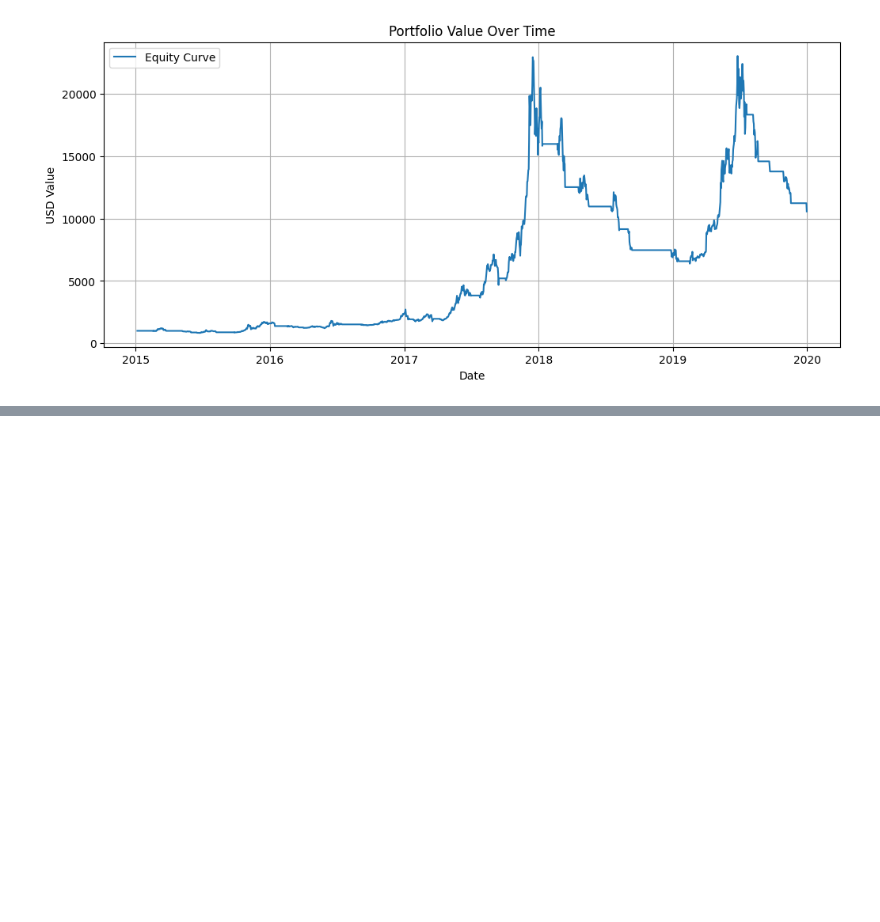
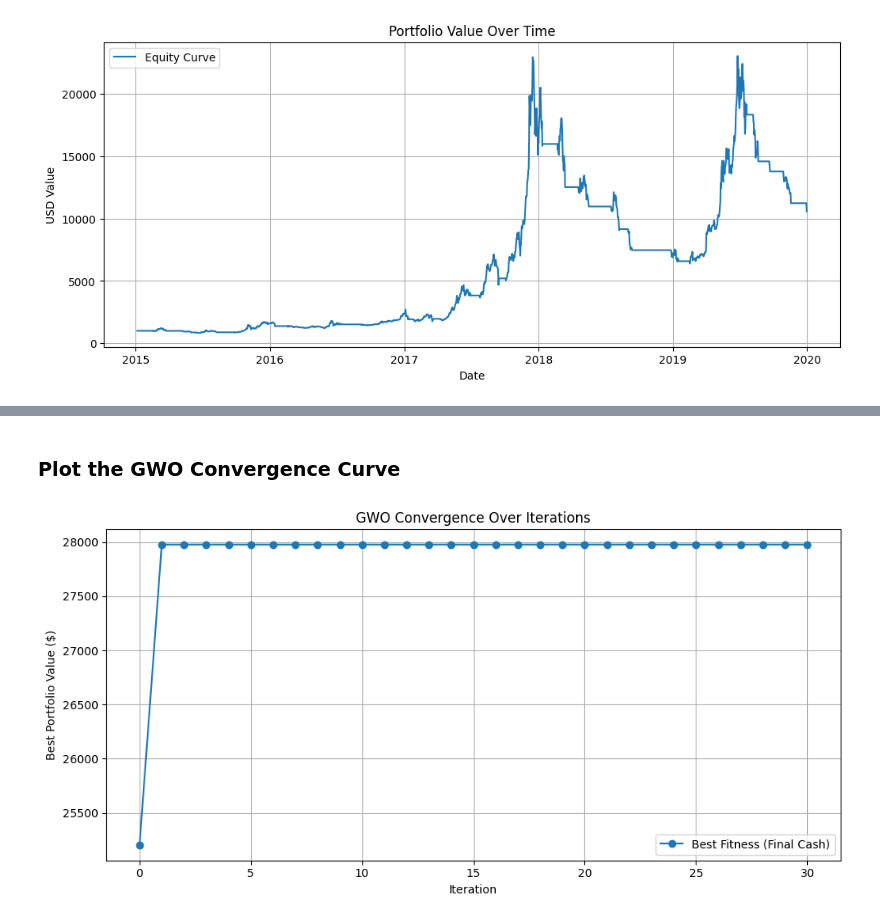
Before and after one commit to AnushkaSandeepa/trading-bot-IGWO, a Jupyter notebook: btc_trading_bot_gwo.ipynb, the cells around one changed output, grey strips where cells are left out. Drawn from its saved outputs; the diff is of its cells as text; code cells hidden in the pictures; blank space fills up the shorter version.

```diff
--- a/btc_trading_bot_gwo.ipynb
+++ b/btc_trading_bot_gwo.ipynb
@@ -220,0 +374,18 @@ Final portfolio value: $10576.12
+# %%
+# Define fitness wrapper for SMA
+def sma_fitness(params):
+    return evaluate_bot(params, train_prices, ma_type='sma')
+
+# Search space: N_short (5 to 30), N_long (10 to 100)
+bounds = [(5, 30), (10, 100)]
+
+best_params, best_score, score_history = gwo_optimize(
+    fitness_func=sma_fitness,
+    dim=2,
+    bounds=bounds,
+    iterations=30,
+    pack_size=10
+)
+
+print("\n🎯 Best Parameters:", best_params)
+print("💰 Best Final Cash:", round(best_score, 2))
@@ -220,0 +410,14 @@ Final portfolio value: $10576.12
+# %% [markdown]
+### Plot the GWO Convergence Curve
+# %%
+plt.figure(figsize=(10, 5))
+plt.plot(score_history, marker='o', label='Best Fitness (Final Cash)')
+plt.title("GWO Convergence Over Iterations")
+plt.xlabel("Iteration")
+plt.ylabel("Best Portfolio Value ($)")
+plt.grid(True)
+plt.legend()
+plt.tight_layout()
+plt.show()
+# %% [output]
+[figure, added]
```
Also changed, not shown: parts of 5 cells of this notebook.
